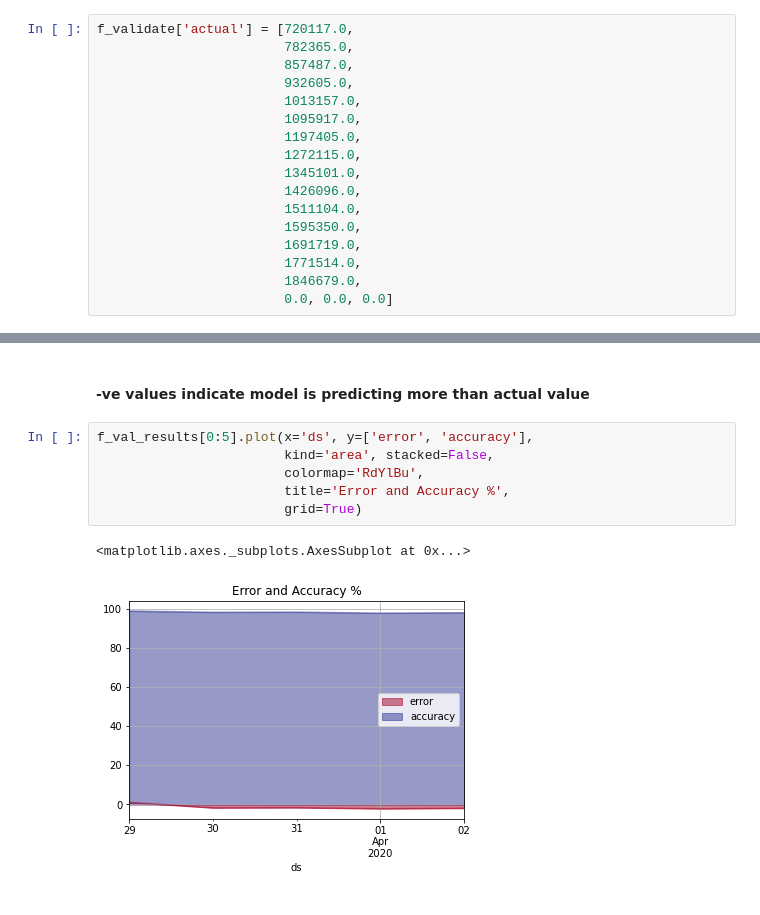
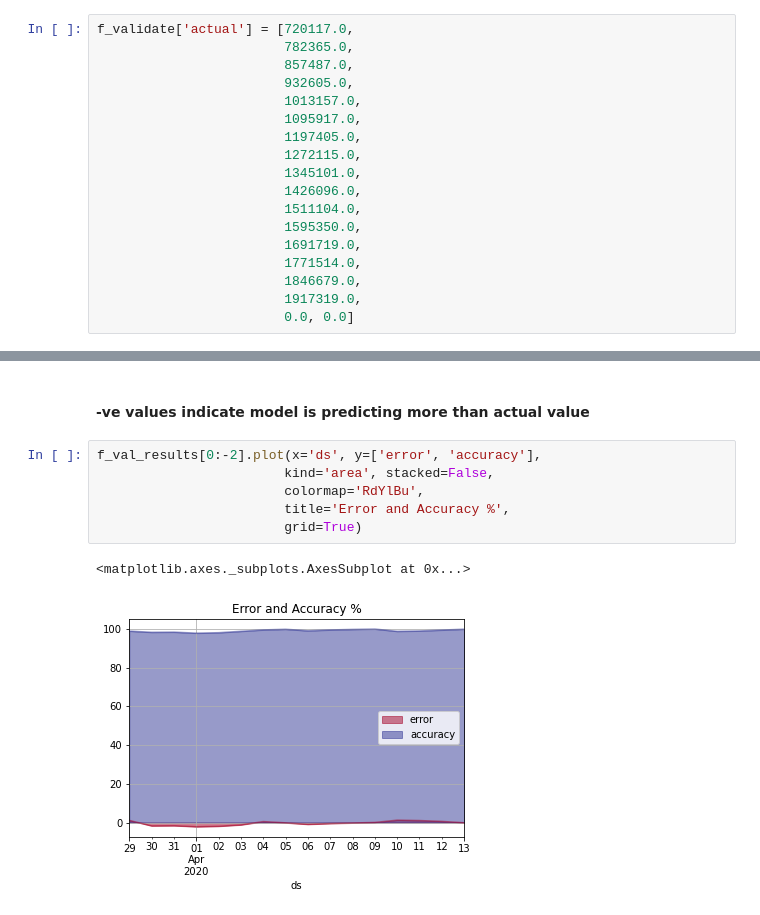
Before and after one commit to synaplasticity/fbprop, a Jupyter notebook: covaid-19-notebook.ipynb, the cells around one changed output, grey strips where cells are left out. Cells and saved outputs as stored; diff of their text form.

Commit message:
Updated latest number for global and Spain numbers. Added diff graph

```diff
--- a/covaid-19-notebook.ipynb
+++ b/covaid-19-notebook.ipynb
@@ -163,7 +163,8 @@ f_validate['actual'] = [720117.0,
                         1691719.0,
                         1771514.0,
                         1846679.0,
-                        0.0, 0.0, 0.0]
+                        1917319.0,
+                        0.0, 0.0]
 # %%
 f_validate_actual_len = len(f_validate)
 # %%
@@ -203,11 +204,11 @@ f_val_results = f_validate[['ds', 'yhat', 'actual', 'diff', 'error', 'accuracy']
 # %% [markdown]
 #### -ve values indicate model is predicting more than actual value
 # %%
-f_val_results[0:5].plot(x='ds', y=['error', 'accuracy'],
+f_val_results[0:-2].plot(x='ds', y=['error', 'accuracy'],
                         kind='area', stacked=False,
                         colormap='RdYlBu',
                         title='Error and Accuracy %',
                         grid=True)
 # %% [output]
 <matplotlib.axes._subplots.AxesSubplot at 0x...>
-[figure, old version]
+[figure, new version]
```
Also changed, not shown: parts of 5 cells of this notebook, 2 other files.
